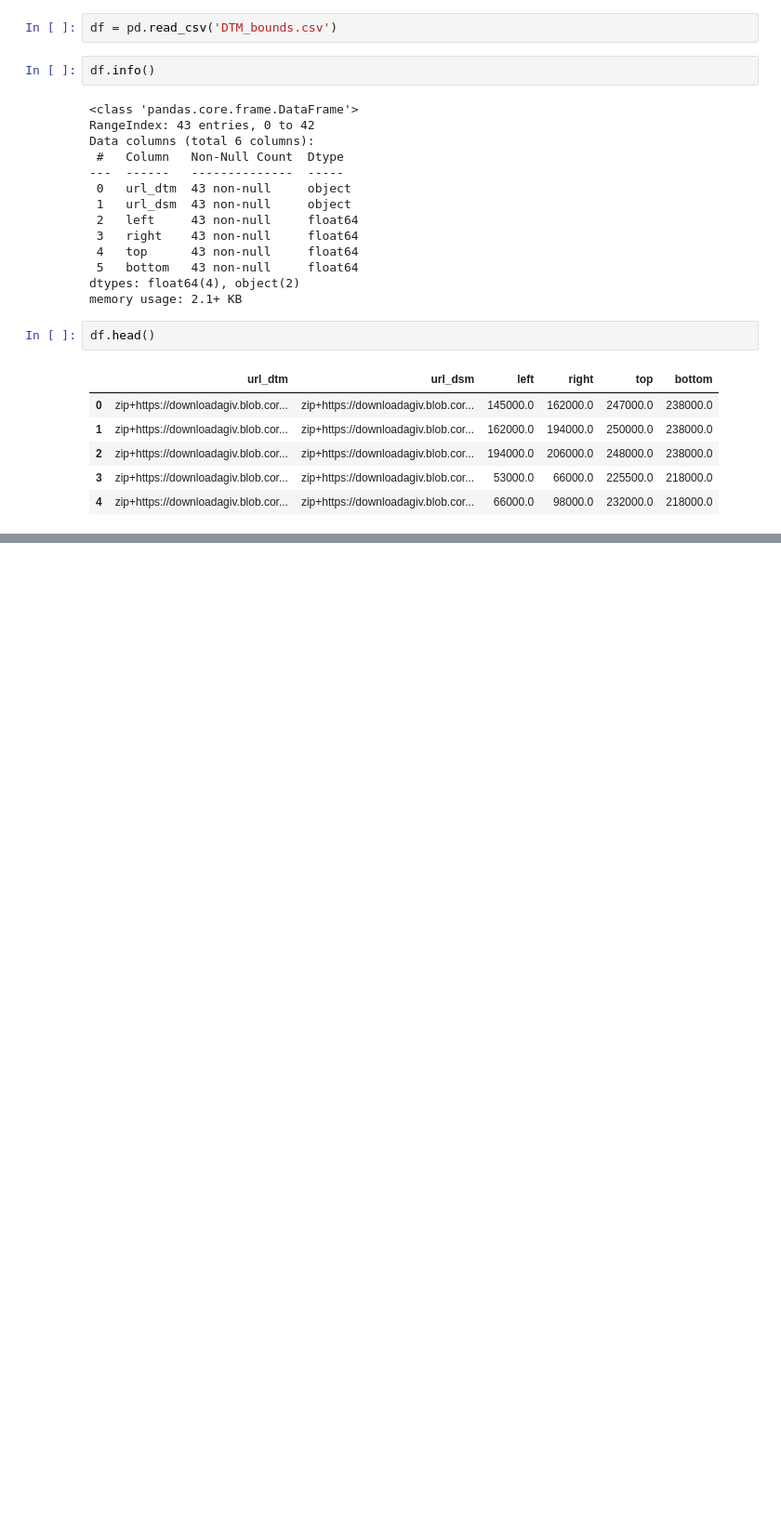
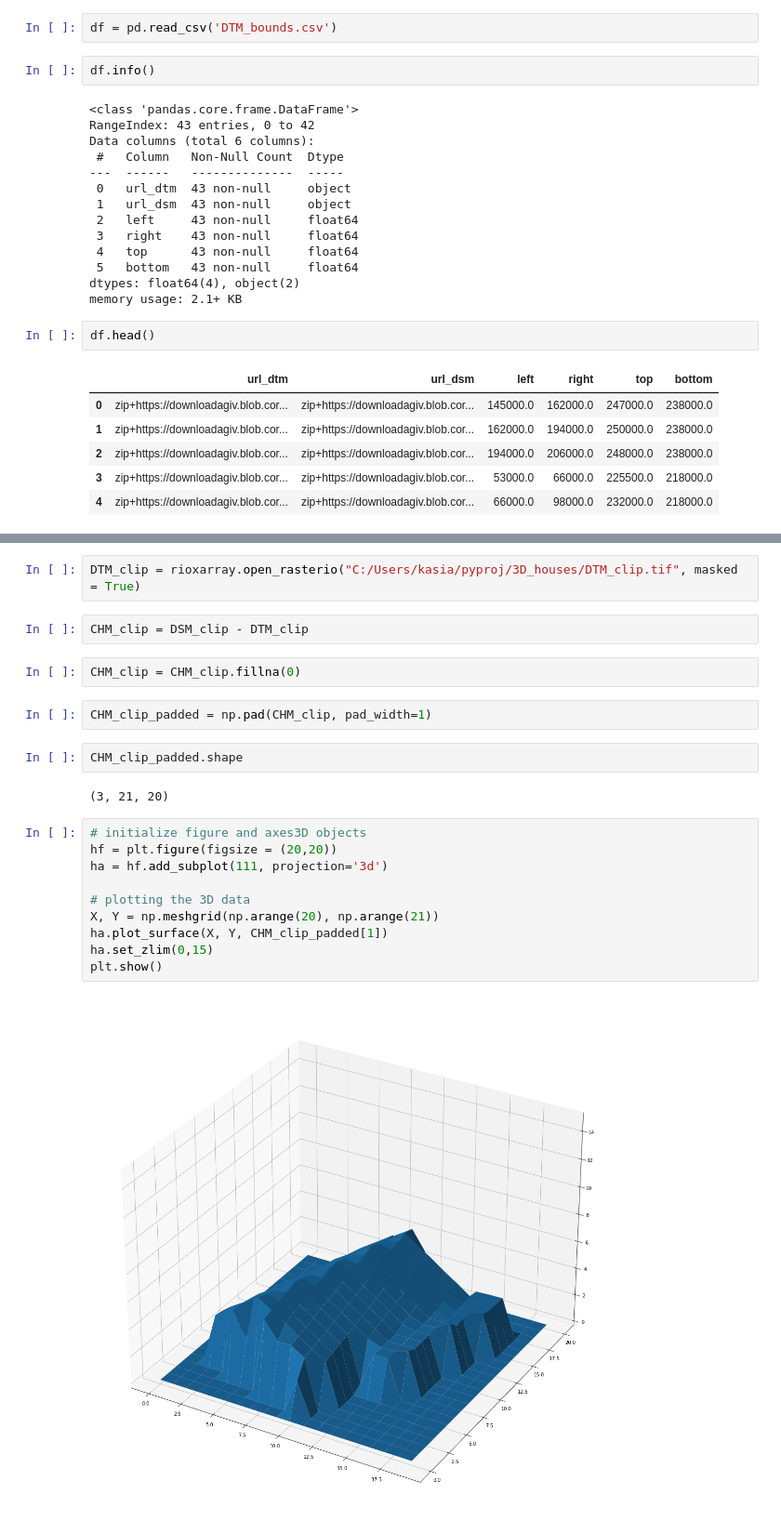
Before and after one commit to kpranke/3D_houses, a Jupyter notebook: Calculate a slice based on polygon.ipynb, the cells around one changed output, grey strips where cells are left out. Shown at 93% size. Cells and saved outputs as stored; diff of their text form; blank space fills up the shorter version.

Commit message:
clipped DSM, DTM with rasterio

```diff
--- a/Calculate a slice based on polygon.ipynb
+++ b/Calculate a slice based on polygon.ipynb
@@ -142,0 +166,24 @@ TypeError: object of wrong GDALDatasetShadow
+# %%
+DTM_clip = rioxarray.open_rasterio("C:/Users/kasia/pyproj/3D_houses/DTM_clip.tif", masked = True)
+# %%
+CHM_clip = DSM_clip - DTM_clip
+# %%
+CHM_clip = CHM_clip.fillna(0)
+# %%
+CHM_clip_padded = np.pad(CHM_clip, pad_width=1)
+# %%
+CHM_clip_padded.shape
+# %% [output]
+(3, 21, 20)
+# %%
+# initialize figure and axes3D objects
+hf = plt.figure(figsize = (20,20))
+ha = hf.add_subplot(111, projection='3d')
+
+# plotting the 3D data
+X, Y = np.meshgrid(np.arange(20), np.arange(21))
+ha.plot_surface(X, Y, CHM_clip_padded[1])
+ha.set_zlim(0,15)
+plt.show()
+# %% [output]
+[figure, added]
```
Also changed, not shown: parts of 7 cells of this notebook.
